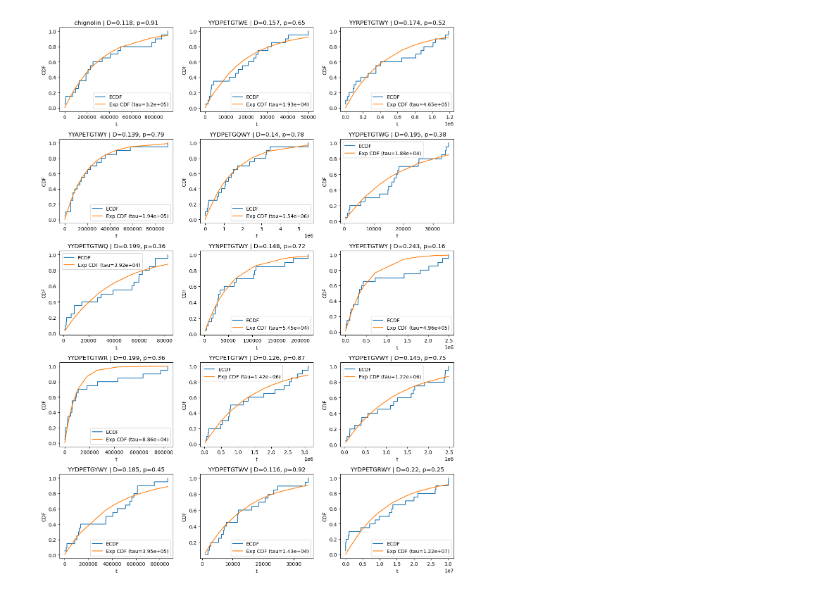
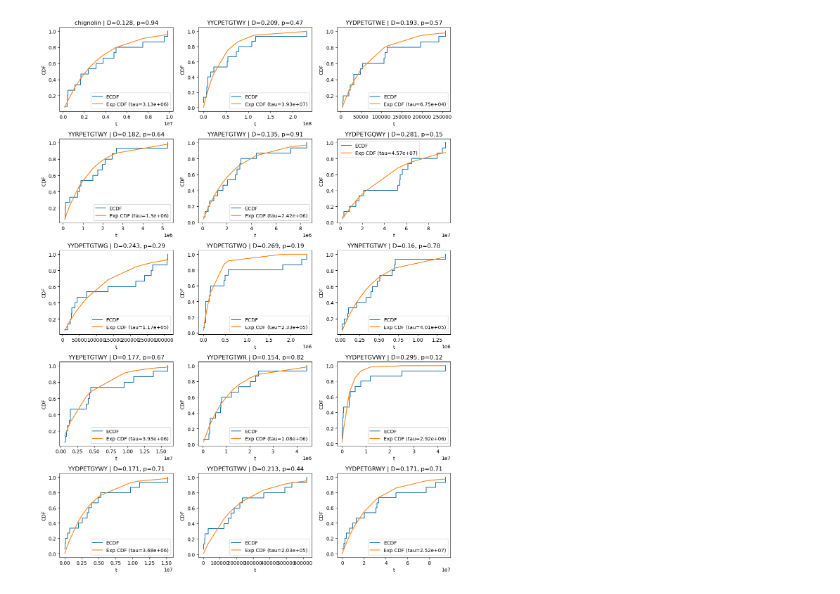
Before and after one commit to MendelsResearchGroup/guiding-peptide-kinetics, a Jupyter notebook: src/fpt.ipynb, the cells around one changed output. Saved outputs shown, nothing was run; the diff lists cells and outputs as text; code cells hidden in the pictures.

```diff
--- a/src/fpt.ipynb
+++ b/src/fpt.ipynb
@@ -50,6 +55,6 @@ Missing: ../data/YYDPETGTWV/output/run_4157/HLDA_COLVAR_4157
 # %%
 import pickle
 
-with open("../data/mfpt.pkl", "wb") as f:
+with open("../data/mfpt-pace=5000.pkl", "wb") as f:
     pickle.dump(all_mfpt, f)
 # %%
@@ -94,12 +100,12 @@ import matplotlib.pyplot as plt
 from scipy import stats
 from STiMetaD import STiMetaD
 import numpy as np
+import pickle
 
-
-with open("../data/mfpt.pkl", "rb") as f:
+with open("../data/mfpt-pace=5000.pkl", "rb") as f:
     all_mfpt = pickle.load(f)
 
-estimator = STiMetaD(minSampleSize=5)
+estimator = STiMetaD(minSampleSize=10)
 thresholds = np.arange(0.2, 0.50, 0.04)
 short_to_residue = {short: idx for idx, shorts in groupByResidue.items() for short in shorts}
 short_to_property = {short: prop for prop, shorts in groupByProperty.items() for short in shorts}
@@ -119,10 +125,9 @@ def collect_df(th: float, sample_size: int):
             raise ValueError(f"Unknown mutation: {long_name}")
         s = np.array(all_mfpt[long_name][th])[:sample_size]
         mfpt = estimator.estimateMFPT(s)
-        print(f"{long_name} ({short}): {(mfpt * 1e-6):.2f} us")
-        # x = eigenvalue difference; y = log MFPT in seconds (assuming your 1e6 factor is us->s)
-        x = wt_eigenvalue - data.loc[short, "eigenvalue"]
-        y = np.log(mfpt / 1e6)
+        print(f"{long_name} ({short}): {(mfpt * 1e-6):.3g} us")
+        x = np.log(wt_eigenvalue / data.loc[short, "eigenvalue"])
+        y = np.log(chig_mfpt / mfpt)
 
         rows.append({
             "long": long_name,
@@ -141,7 +146,7 @@ def color_map(keys):
     base = cycle(plt.rcParams['axes.prop_cycle'].by_key().get('color', []))
     return {k: next(base) for k in keys}
 
-sample_size = 200
+sample_size = 100
 th = thresholds[4]
 
 df, chig_mfpt = collect_df(th, sample_size)
@@ -319,31 +381,26 @@ from scipy import stats, optimize
 import math
 
 def fit_exp_ks(samples):
-    x = np.asarray(samples, float)
-    x = x[np.isfinite(x)]
-    x = x[x >= 0]
+    x = np.array(samples)
     x.sort()
-    if x.size == 0:
-        raise ValueError("empty samples")
+
     n = x.size
     ecdf = np.arange(1, n + 1) / n
     def F(t, tau): return 1 - np.exp(-t / tau)
+
     tau = optimize.curve_fit(lambda t, tau: F(t, tau), x, ecdf, p0=(x.mean(),), bounds=(0, np.inf))[0][0]
     D, p = stats.kstest(x, "expon", args=(0, tau))
     return tau, p, D
 
-def fit_exp_ecdf(samples, ax=None):
-    x = np.asarray(samples, float)
-    x = x[np.isfinite(x)]
-    x = x[x >= 0]
-    x.sort()
+def fit_exp_ecdf(samples, ax):
+    x = np.array(samples)
+
     n = x.size
     def F(t, tau): return 1 - np.exp(-t / tau)
     ecdf = np.arange(1, n + 1) / n
     tau = optimize.curve_fit(lambda t, tau: F(t, tau), x, ecdf, p0=(x.mean(),), bounds=(0, np.inf))[0][0]
     th = stats.expon.cdf(x, scale=tau)
-    if ax is None:
-        _, ax = plt.subplots(figsize=(6, 4))
+
     ax.step(x, ecdf, where="post", label="ECDF")
     ax.plot(x, th, label=f"Exp CDF (tau={tau:.3g})")
     D, p = stats.kstest(x, "expon", args=(0, tau))
@@ -353,12 +410,10 @@ def fit_exp_ecdf(samples, ax=None):
 def ks_table_fastest_k(all_mfpt, names, th, k):
     rows = []
     for name in names:
-        s = np.asarray(all_mfpt[name][th], float)
-        s = s[np.isfinite(s)]
-        if s.size == 0:
-            continue
+        s = np.array(all_mfpt[name][th])
         s.sort()
-        s = s[:min(k, s.size)]
+
+        s = s[:k]
         tau, p, D = fit_exp_ks(s)
         rows.append({"name": name, "n": s.size, "tau": tau, "ks_p": p, "ks_D": D})
     return pd.DataFrame(rows).sort_values("ks_p", ascending=False)
@@ -369,23 +424,20 @@ def plot_ecdfs_grid_fastest_k(all_mfpt, names, th, k, ncols=3):
     fig, axes = plt.subplots(nrows, ncols, figsize=(4*ncols, 3.2*nrows), squeeze=False)
     for i, name in enumerate(names):
         r, c = divmod(i, ncols)
-        s = np.asarray(all_mfpt[name][th], float)
-        s = s[np.isfinite(s)]
-        s.sort()
-        s = s[:min(k, s.size)]
+        s = np.sort(np.array(all_mfpt[name][th]))[:k]
         fit_exp_ecdf(s, ax=axes[r, c])
         axes[r, c].set_title(f"{name} | " + axes[r, c].get_title())
-    for j in range(i + 1, nrows * ncols):
-        r, c = divmod(j, ncols)
-        axes[r, c].axis("off")
+
+
     fig.tight_layout()
     return fig
 
-th = thresholds[1]
+th = thresholds[4]
 names = list(proteins)
-res = ks_table_fastest_k(all_mfpt, names, th, k=20)
+k = 15
+res = ks_table_fastest_k(all_mfpt, names, th, k=k)
 print(res.to_string(index=False))
-fig = plot_ecdfs_grid_fastest_k(all_mfpt, names, th, k=20, ncols=3)
+fig = plot_ecdfs_grid_fastest_k(all_mfpt, names, th, k=k, ncols=3)
 plt.show()
 # %% [output]
       name  n          tau     ks_p     ks_D
@@ -407 +459 @@ YYEPETGTWY 20 4.960260e+05 0.160390 0.242610
-[figure, old version]
+[figure, new version]
```
Also changed, not shown: parts of 9 cells of this notebook, 23 other files.
